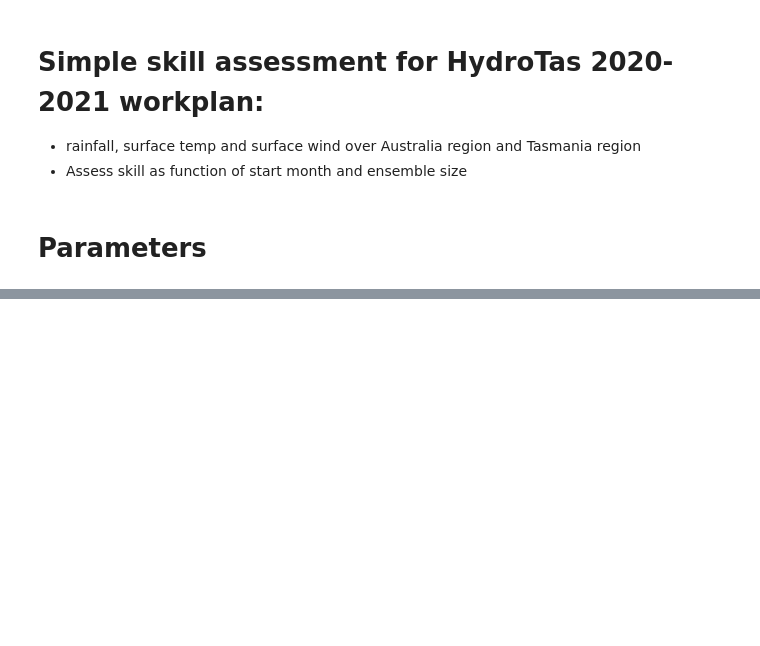
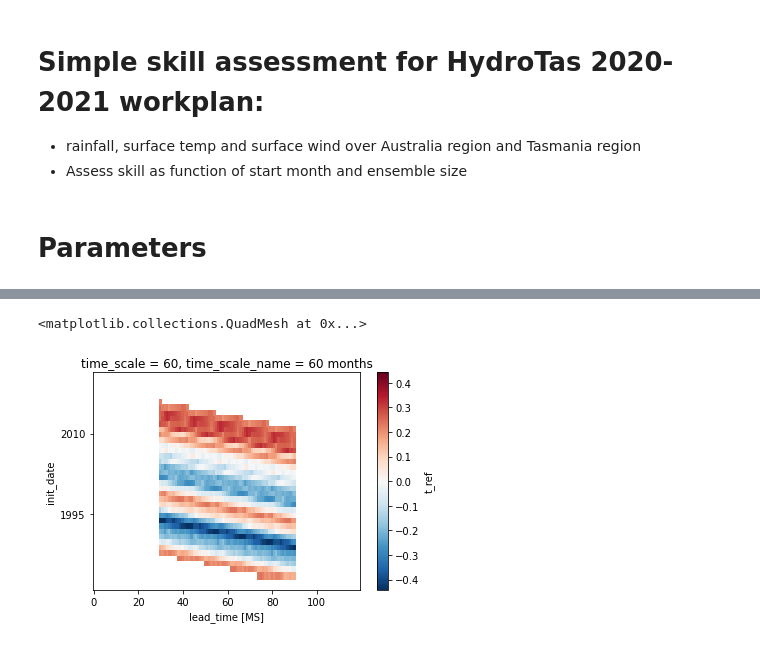
Before and after one commit to dougiesquire/hydro_tasmania, a Jupyter notebook: 2020/1.0_assess_skill.ipynb, the cells around one changed output, grey strips where cells are left out. Saved outputs shown, nothing was run; the diff lists cells and outputs as text; code cells hidden in the pictures; blank space fills up the shorter version.

```diff
--- a/2020/1.0_assess_skill.ipynb
+++ b/2020/1.0_assess_skill.ipynb
@@ -28 +52,15 @@ PARAMS = {'precip':
+# %%
+def get_rolling_leadtime_averages(ds, list_of_months_to_average):
+    """ Return rolling averages along lead time stacked along new dimension"""
+    def _rolling_leadtime_average(ds, n_points, lead_time_name='lead_time'):
+        return ds.rolling({lead_time_name: n_points}, center=True).mean()
+    dst_dict = {'1 month': ds}
+    for avg in list_of_months_to_average:
+        dst_dict[str(avg)+' months'] = _rolling_leadtime_average(dst_dict['1 month'],
+                                                                 n_points=avg)
+    dst = xr.concat(dst_dict.values(), dim='time_scale')
+    dst = dst.assign_coords(time_scale=[int(time_scale.split(' ')[0])
+                                        for time_scale in dst_dict.keys()])
+    dst = dst.assign_coords(time_scale_name=('time_scale', list(dst_dict.keys())))
+    return dst
 # %%
@@ -50,0 +90,6 @@ clim_probs_mon = get_climatological_probabilities(obsv_mon, CLIM_PERIOD)
+# %%
+o = my.mask_time_period(obsv_mon['t_ref'], TEST_PERIOD).isel(time_scale=5)
+o.plot()
+# %% [output]
+<matplotlib.collections.QuadMesh at 0x...>
+[figure, added]
```
Also changed, not shown: parts of 25 cells of this notebook, 1 other file.
